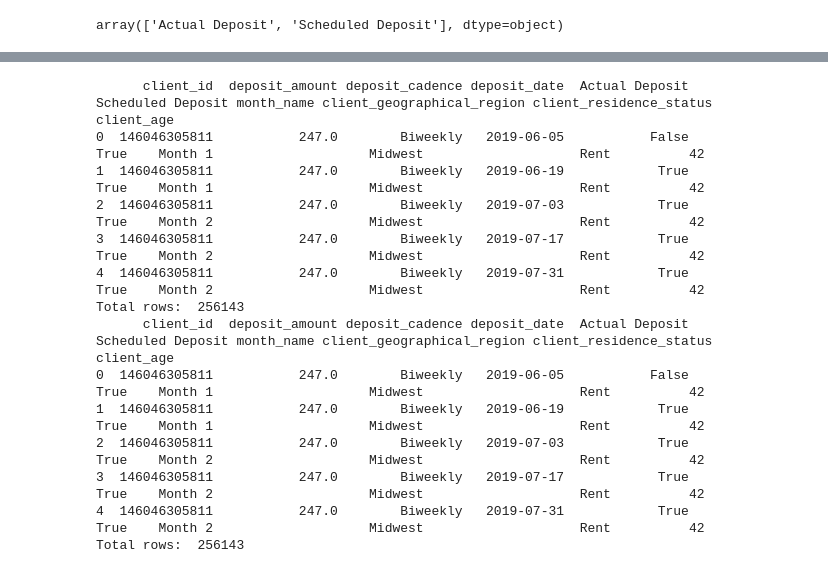
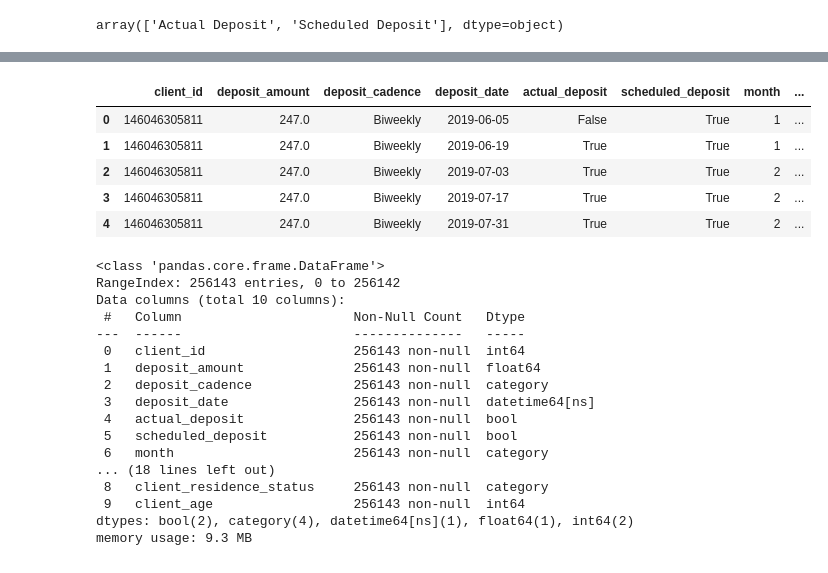
Before and after one commit to ash-nil/ash-nil.github.io, a Jupyter notebook: docs/Marketing_Campaign_Results/notebook.ipynb, the cells around one changed output, grey strips where cells are left out. Drawn from its saved outputs; the diff is of its cells as text; code cells hidden in the pictures.

```diff
--- a/docs/Marketing_Campaign_Results/notebook.ipynb
+++ b/docs/Marketing_Campaign_Results/notebook.ipynb
@@ -171,23 +195,45 @@ Total Rows:  256143
 Total Rows:  256143
 # %%
 # merge dataframes
-df = pd.merge(df, calendar, left_on='deposit_date', right_on='gregorian_date', how='inner')
-df = df.drop('gregorian_date', axis=1)
-df = pd.merge(df, clients, on='client_id', how='inner')
-print(df.head())
-print('Total rows: ',len(df))
+df = pd.merge(df, calendar, left_on='deposit_date', right_on='gregorian_date',
+    how='inner', suffixes=('',''))
+df = pd.merge(df, clients, on='client_id', how='inner', suffixes=('',''))
+
+# clean columns
+df['month_name'] = df['month_name'].str.extract(r'(\d+)').astype(int)
+df = df.rename(columns={'month_name': 'month', 'Actual Deposit': 'actual_deposit',
+    'Scheduled Deposit': 'scheduled_deposit'})
+df = df.drop(['gregorian_date'], axis=1)
+
+df.head()
 # %% [output]
-      client_id  deposit_amount deposit_cadence deposit_date  Actual Deposit  Scheduled Deposit month_name client_geographical_region client_residence_status  client_age
-0  146046305811           247.0        Biweekly   2019-06-05           False               True    Month 1                    Midwest                    Rent          42
-1  146046305811           247.0        Biweekly   2019-06-19            True               True    Month 1                    Midwest                    Rent          42
-2  146046305811           247.0        Biweekly   2019-07-03            True               True    Month 2                    Midwest                    Rent          42
-3  146046305811           247.0        Biweekly   2019-07-17            True               True    Month 2                    Midwest                    Rent          42
-4  146046305811           247.0        Biweekly   2019-07-31            True               True    Month 2                    Midwest                    Rent          42
-Total rows:  256143
-      client_id  deposit_amount deposit_cadence deposit_date  Actual Deposit  Scheduled Deposit month_name client_geographical_region client_residence_status  client_age
-0  146046305811           247.0        Biweekly   2019-06-05           False               True    Month 1                    Midwest                    Rent          42
-1  146046305811           247.0        Biweekly   2019-06-19            True               True    Month 1                    Midwest                    Rent          42
-2  146046305811           247.0        Biweekly   2019-07-03            True               True    Month 2                    Midwest                    Rent          42
-3  146046305811           247.0        Biweekly   2019-07-17            True               True    Month 2                    Midwest                    Rent          42
-4  146046305811           247.0        Biweekly   2019-07-31            True               True    Month 2                    Midwest                    Rent          42
-Total rows:  256143
+|  | client_id | deposit_amount | deposit_cadence | deposit_date | actual_deposit | scheduled_deposit | month | ... |
+| 0 | 146046305811 | 247.0 | Biweekly | 2019-06-05 | False | True | 1 | ... |
+| 1 | 146046305811 | 247.0 | Biweekly | 2019-06-19 | True | True | 1 | ... |
+| 2 | 146046305811 | 247.0 | Biweekly | 2019-07-03 | True | True | 2 | ... |
+| 3 | 146046305811 | 247.0 | Biweekly | 2019-07-17 | True | True | 2 | ... |
+| 4 | 146046305811 | 247.0 | Biweekly | 2019-07-31 | True | True | 2 | ... |
+# %%
+# update column types
+df = df.astype({'deposit_cadence':'category', 'month':'category',
+    'client_geographical_region':'category', 'client_residence_status':'category'})
+df['deposit_date'] = pd.to_datetime(df['deposit_date'])
+df.info()
+# %% [output]
+<class 'pandas.core.frame.DataFrame'>
+RangeIndex: 256143 entries, 0 to 256142
+Data columns (total 10 columns):
+ #   Column                      Non-Null Count   Dtype
+---  ------                      --------------   -----
+ 0   client_id                   256143 non-null  int64
+ 1   deposit_amount              256143 non-null  float64
+ 2   deposit_cadence             256143 non-null  category
+ 3   deposit_date                256143 non-null  datetime64[ns]
+ 4   actual_deposit              256143 non-null  bool
+ 5   scheduled_deposit           256143 non-null  bool
+ 6   month                       256143 non-null  category
+... (18 lines left out)
+ 8   client_residence_status     256143 non-null  category
+ 9   client_age                  256143 non-null  int64
+dtypes: bool(2), category(4), datetime64[ns](1), float64(1), int64(2)
+memory usage: 9.3 MB
```
Also changed, not shown: parts of 21 cells of this notebook, 1 other file.
